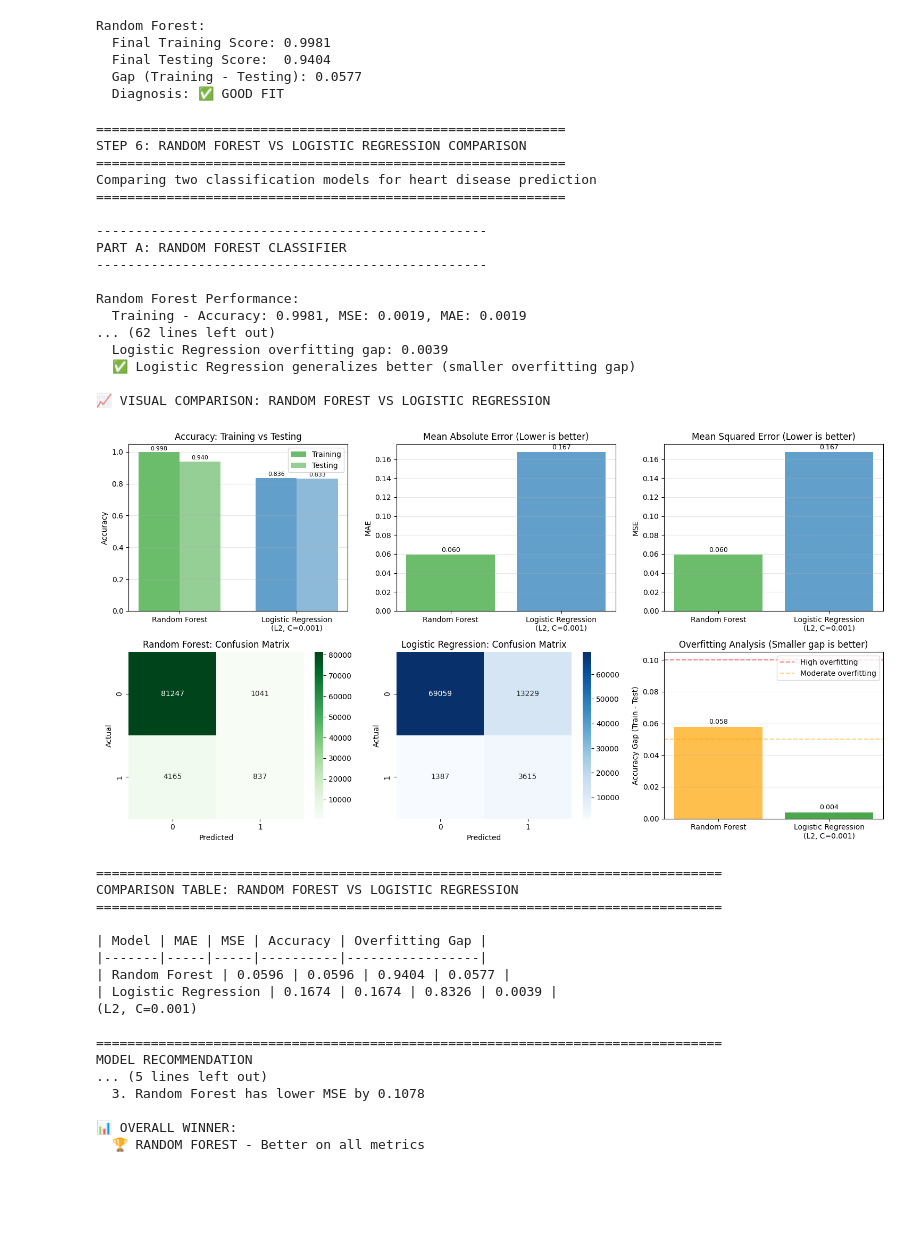
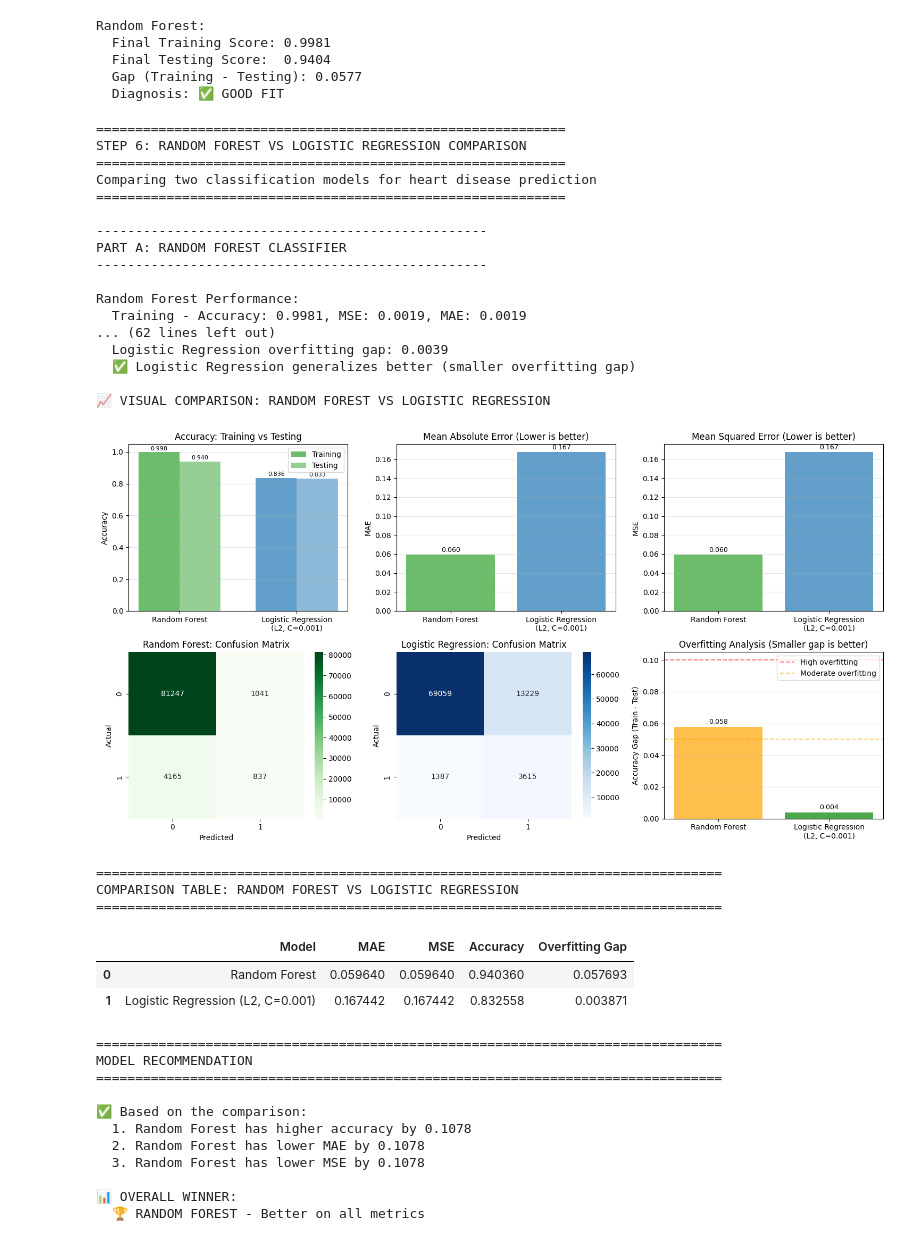
Before and after one commit to FleepyDean/TEAM_8_INDICATORS_OF_HEART_DISEASE, a Jupyter notebook: main.ipynb, the cells around one changed output. Drawn from its saved outputs; the diff is of its cells as text; code cells hidden in the pictures; blank space fills up the shorter version.

Commit message:
Fix table

```diff
--- a/main.ipynb
+++ b/main.ipynb
@@ -1056,17 +1056,20 @@ print("\n" + "="*80)
 print("COMPARISON TABLE: RANDOM FOREST VS LOGISTIC REGRESSION")
 print("="*80)
 
-print("\n| Model | MAE | MSE | Accuracy | Overfitting Gap |")
-print("|-------|-----|-----|----------|-----------------|")
+# Create a properly formatted pandas DataFrame table
+rf_acc_gap = rf_results['train_acc'] - rf_results['test_acc']
+logreg_acc_gap = logreg_results['train_acc'] - logreg_results['test_acc']
 
-# Random Forest row
-rf_acc_gap = rf_results['train_acc'] - rf_results['test_acc']
-print(f"| Random Forest | {rf_results['test_mae']:.4f} | {rf_results['test_mse']:.4f} | {rf_results['test_acc']:.4f} | {rf_acc_gap:.4f} |")
+comparison_data = {
+    'Model': ['Random Forest', f'Logistic Regression (L2, C={best_logreg.C})'],
+    'MAE': [rf_results['test_mae'], logreg_results['test_mae']],
+    'MSE': [rf_results['test_mse'], logreg_results['test_mse']],
+    'Accuracy': [rf_results['test_acc'], logreg_results['test_acc']],
+    'Overfitting Gap': [rf_acc_gap, logreg_acc_gap]
+}
 
-# Logistic Regression row
-logreg_acc_gap = logreg_results['train_acc'] - logreg_results['test_acc']
-print(f"| Logistic Regression | {logreg_results['test_mae']:.4f} | {logreg_results['test_mse']:.4f} | {logreg_results['test_acc']:.4f} | {logreg_acc_gap:.4f} |")
-print(f"(L2, C={best_logreg.C})")
+comparison_df = pd.DataFrame(comparison_data)
+display(comparison_df)
 
 print("\n" + "="*80)
 print("MODEL RECOMMENDATION")
@@ -1093,44 +1096,44 @@ print(f"\n📊 OVERALL WINNER:")
 if accuracy_diff > 0 and mae_diff > 0 and mse_diff > 0:
     print("  🏆 RANDOM FOREST - Better on all metrics")
 elif accuracy_diff < 0 and mae_diff < 0 and mse_diff < 0:
     print("  🏆 LOGISTIC REGRESSION - Better on all metrics")
 elif accuracy_diff > 0:
     print("  ⚖️  RANDOM FOREST - Higher accuracy, consider for deployment")
 else:
     print("  ⚖️  LOGISTIC REGRESSION - Higher accuracy, consider for deployment")
 # %% [output]
 ============================================================
 STEP 6: RANDOM FOREST VS LOGISTIC REGRESSION COMPARISON
 ============================================================
 Comparing two classification models for heart disease prediction
 ============================================================
 
 --------------------------------------------------
 PART A: RANDOM FOREST CLASSIFIER
 --------------------------------------------------
 
 Random Forest Performance:
   Training - Accuracy: 0.9981, MSE: 0.0019, MAE: 0.0019
 ... (62 lines left out)
   Logistic Regression overfitting gap: 0.0039
   ✅ Logistic Regression generalizes better (smaller overfitting gap)
 
 📈 VISUAL COMPARISON: RANDOM FOREST VS LOGISTIC REGRESSION
 [figure]
 ================================================================================
 COMPARISON TABLE: RANDOM FOREST VS LOGISTIC REGRESSION
 ================================================================================
-
-| Model | MAE | MSE | Accuracy | Overfitting Gap |
-|-------|-----|-----|----------|-----------------|
-| Random Forest | 0.0596 | 0.0596 | 0.9404 | 0.0577 |
-| Logistic Regression | 0.1674 | 0.1674 | 0.8326 | 0.0039 |
-(L2, C=0.001)
-
-================================================================================
-MODEL RECOMMENDATION
-... (5 lines left out)
-  3. Random Forest has lower MSE by 0.1078
-
-📊 OVERALL WINNER:
-  🏆 RANDOM FOREST - Better on all metrics
+|  | Model | MAE | MSE | Accuracy | Overfitting Gap |
+| 0 | Random Forest | 0.059640 | 0.059640 | 0.940360 | 0.057693 |
+| 1 | Logistic Regression (L2, C=0.001) | 0.167442 | 0.167442 | 0.832558 | 0.003871 |
+================================================================================
+MODEL RECOMMENDATION
+================================================================================
+
+✅ Based on the comparison:
+  1. Random Forest has higher accuracy by 0.1078
+  2. Random Forest has lower MAE by 0.1078
+  3. Random Forest has lower MSE by 0.1078
+
+📊 OVERALL WINNER:
+  🏆 RANDOM FOREST - Better on all metrics
```
Also changed, not shown: parts of 1 cell of this notebook.
